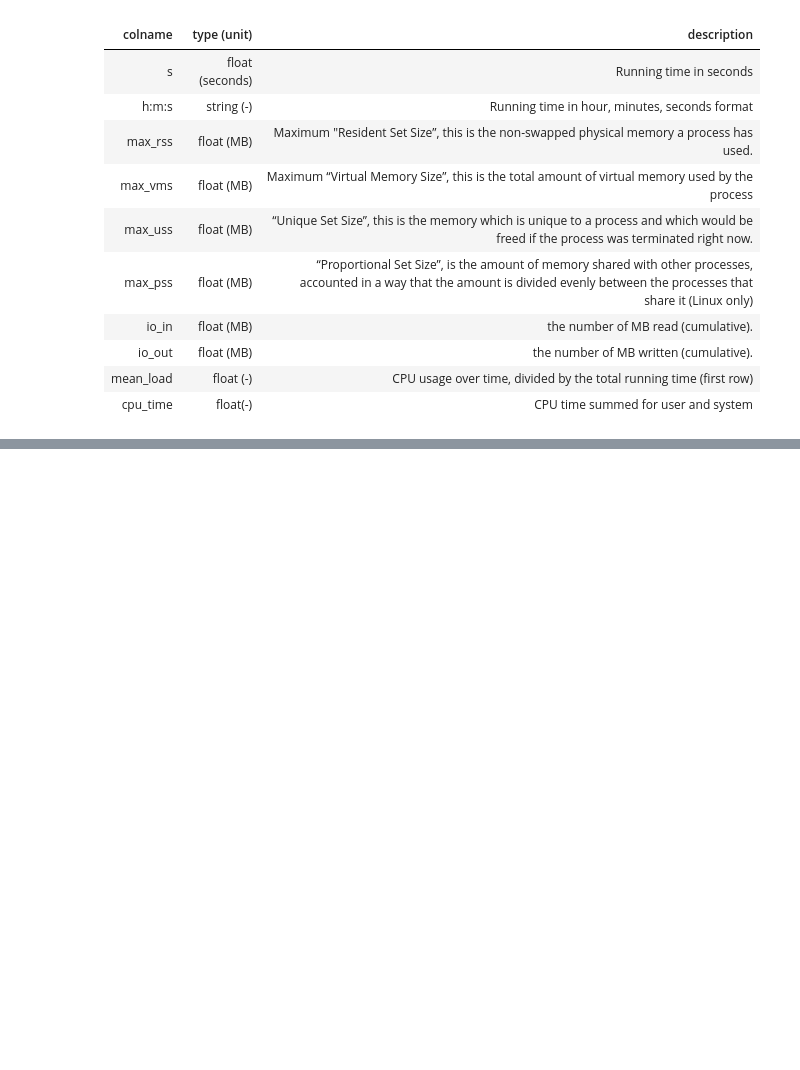
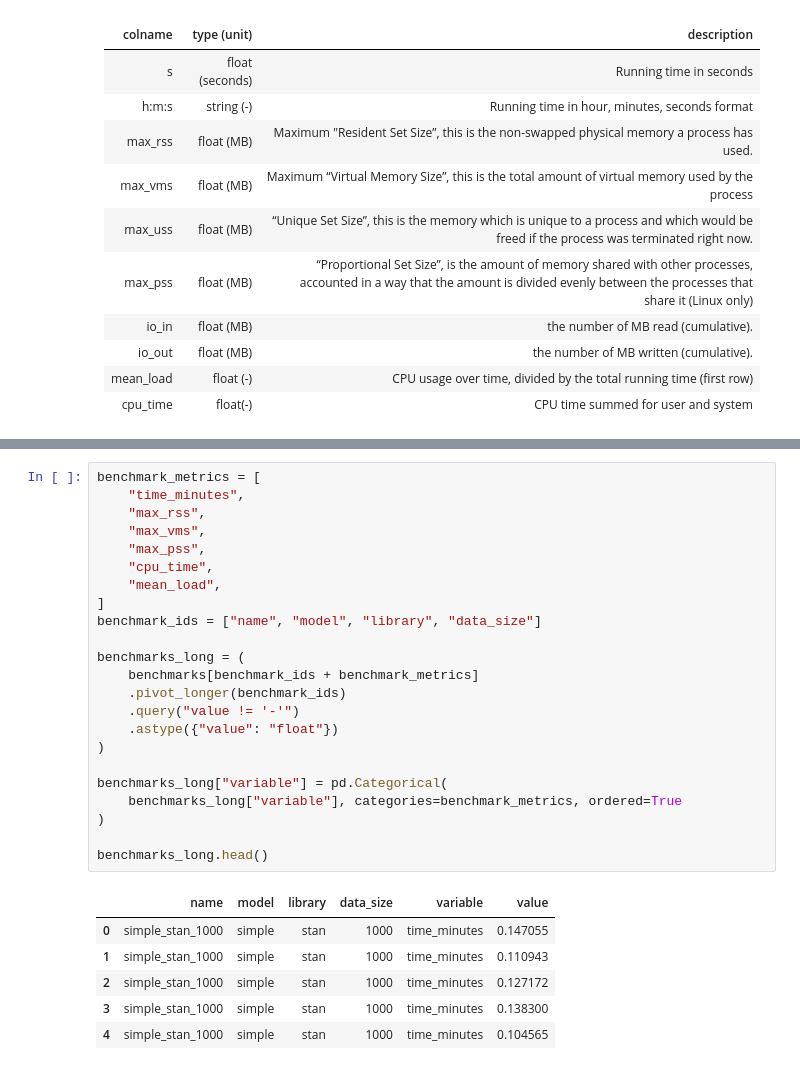
Before and after one commit to jhrcook/pymc3-stan-comparison, a Jupyter notebook: docs/index.ipynb, the cells around one changed output, grey strips where cells are left out. Drawn from its saved outputs; the diff is of its cells as text; blank space fills up the shorter version.

```diff
--- a/docs/index.ipynb
+++ b/docs/index.ipynb
@@ -82,3 +84,33 @@ benchmarks_long.head()
+# %%
+benchmark_metrics = [
+    "time_minutes",
+    "max_rss",
+    "max_vms",
+    "max_pss",
+    "cpu_time",
+    "mean_load",
+]
+benchmark_ids = ["name", "model", "library", "data_size"]
+
+benchmarks_long = (
+    benchmarks[benchmark_ids + benchmark_metrics]
+    .pivot_longer(benchmark_ids)
+    .query("value != '-'")
+    .astype({"value": "float"})
+)
+
+benchmarks_long["variable"] = pd.Categorical(
+    benchmarks_long["variable"], categories=benchmark_metrics, ordered=True
+)
+
+benchmarks_long.head()
+# %% [output]
+|  | name | model | library | data_size | variable | value |
+| 0 | simple_stan_1000 | simple | stan | 1000 | time_minutes | 0.147055 |
+| 1 | simple_stan_1000 | simple | stan | 1000 | time_minutes | 0.110943 |
+| 2 | simple_stan_1000 | simple | stan | 1000 | time_minutes | 0.127172 |
+| 3 | simple_stan_1000 | simple | stan | 1000 | time_minutes | 0.138300 |
+| 4 | simple_stan_1000 | simple | stan | 1000 | time_minutes | 0.104565 |
 # %%
 dpos = gg.position_dodge(width=0.8)
 jpos = gg.position_jitterdodge(jitter_width=0.2, jitter_height=0, dodge_width=0.8)
```
Also changed, not shown: parts of 13 cells of this notebook, 6 other files.
